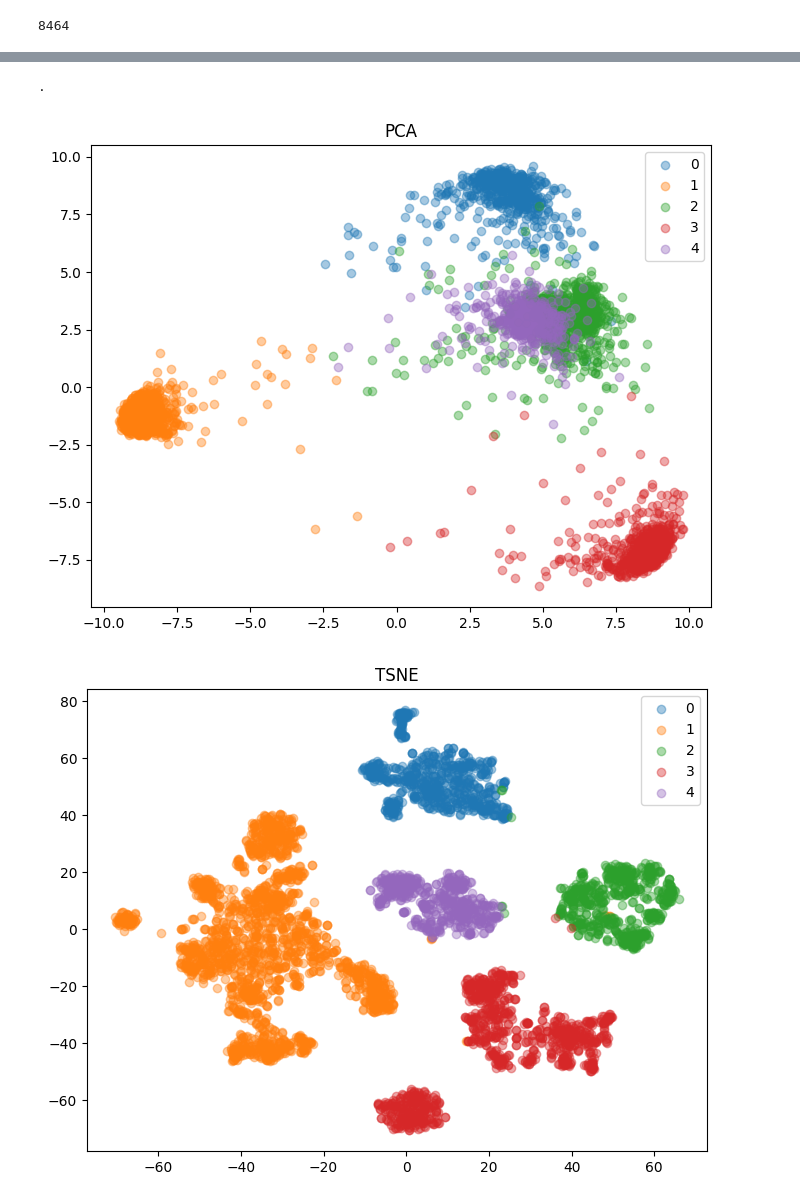
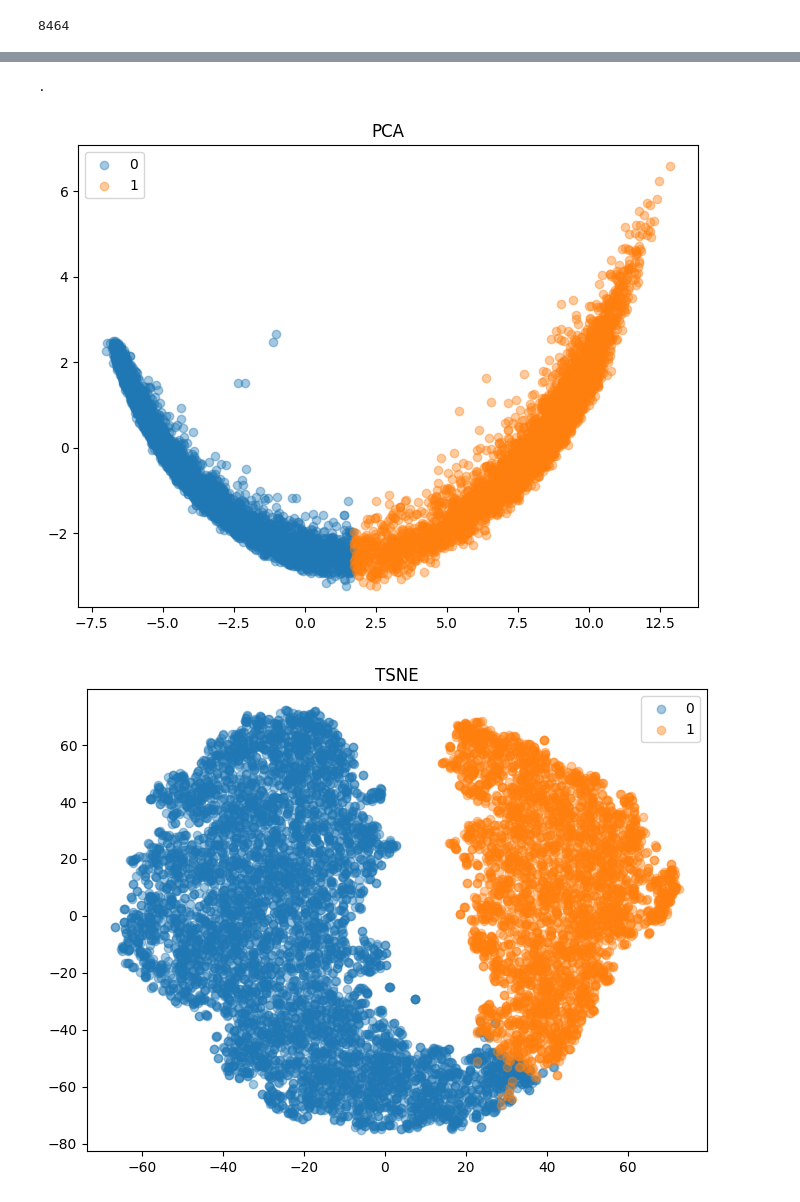
Before and after one commit to WitoldFracek/grembedding, a Jupyter notebook: witek/experiments.ipynb, the cells around one changed output, grey strips where cells are left out. Cells and saved outputs as stored; diff of their text form; code cells hidden in the pictures.

Commit message:
saving plots

```diff
--- a/witek/experiments.ipynb
+++ b/witek/experiments.ipynb
@@ -244,9 +246,9 @@ def run(
 DummyDatacleaner = 'DummyDatacleaner'
 ProperNamesMasker = 'ProperNamesMasker'
 # %%
-dataset = 'Classics5Authors35Books'
+dataset = 'EroticVsOthers'
 data_cleaner = DummyDatacleaner
-vectorizer = 'PanGremBERT'
+vectorizer = 'HerbertFT'
 model = KMeans
 
 res = run(
@@ -255,7 +257,10 @@ res = run(
     data_cleaner,
     vectorizer,
     model.__name__,
-    {}
+    {
+        # 'eps': 1.5,
+        # 'n_jobs': -1
+    }
 )
 for d in res:
     d['model_name'] = model.__name__
@@ -267,3 +272,3 @@ for d in res:
 .
-[figure, old version]
+[figure, new version]
-[figure, old version]
+[figure, new version]
```
Also changed, not shown: parts of 4 cells of this notebook, 1 other file.
